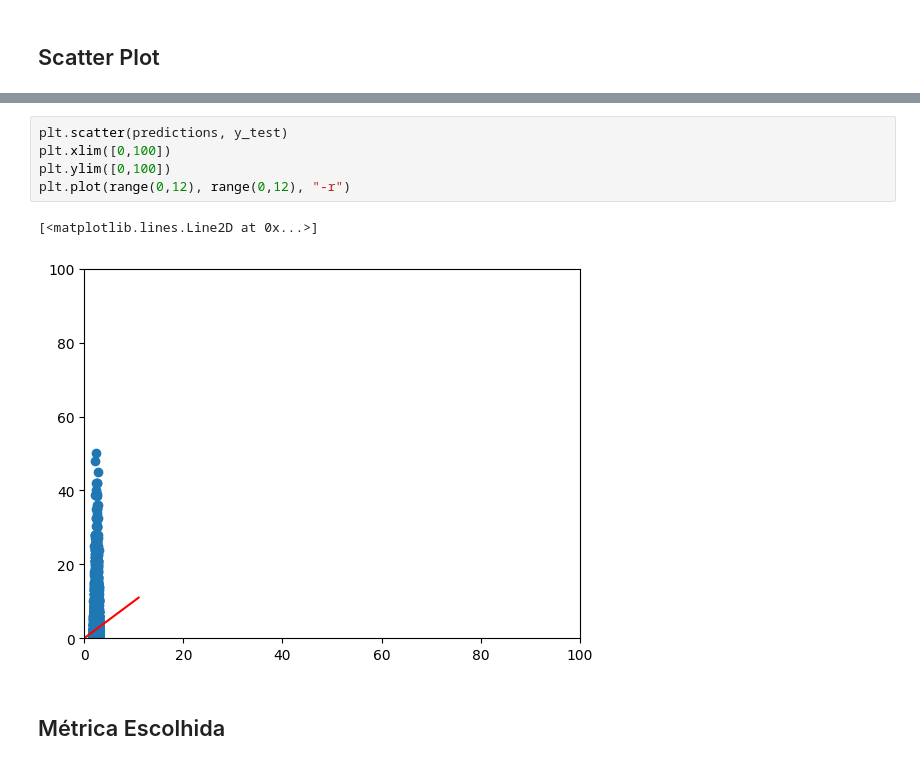
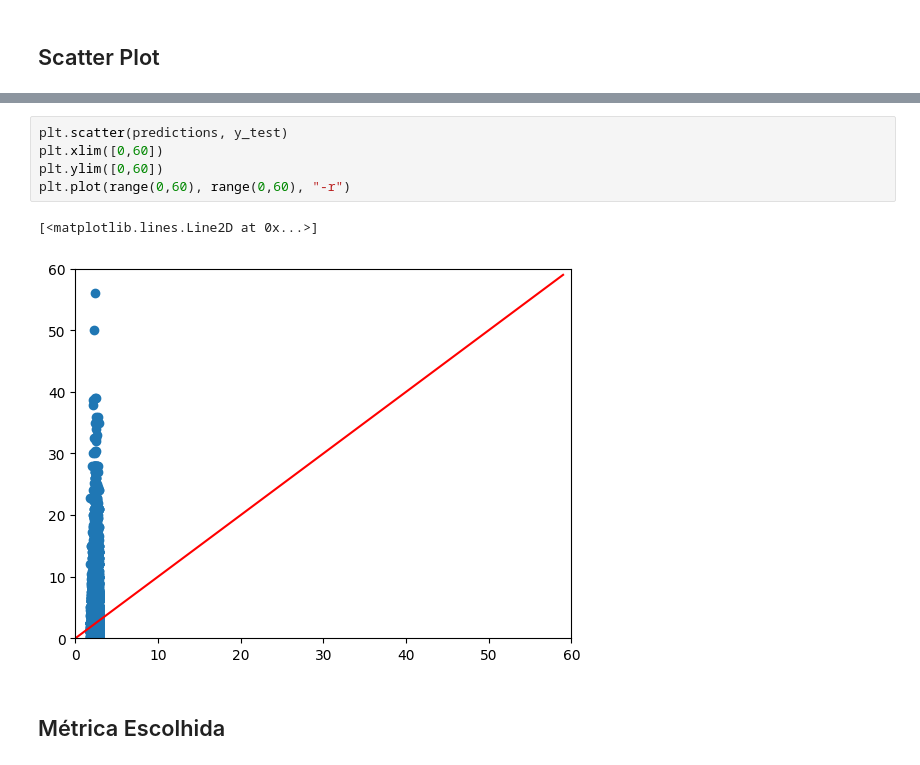
Before and after one commit to mauriciobenjamin700/8-periodo, a Jupyter notebook: sistemas-inteligentes/class/2024-10-23/gradient_descent.ipynb, the cells around one changed output, grey strips where cells are left out. Cells and saved outputs as stored; diff of their text form.

```diff
--- a/sistemas-inteligentes/class/2024-10-23/gradient_descent.ipynb
+++ b/sistemas-inteligentes/class/2024-10-23/gradient_descent.ipynb
@@ -392,11 +392,11 @@ y_test[:10]
 # %%
 plt.scatter(predictions, y_test)
-plt.xlim([0,100])
-plt.ylim([0,100])
-plt.plot(range(0,12), range(0,12), "-r")
+plt.xlim([0,60])
+plt.ylim([0,60])
+plt.plot(range(0,60), range(0,60), "-r")
 # %% [output]
 [<matplotlib.lines.Line2D at 0x...>]
-[figure, old version]
+[figure, new version]
 # %% [markdown]
 ## Métrica Escolhida
 # %%
```
Also changed, not shown: parts of 10 cells of this notebook, 7 other files.
